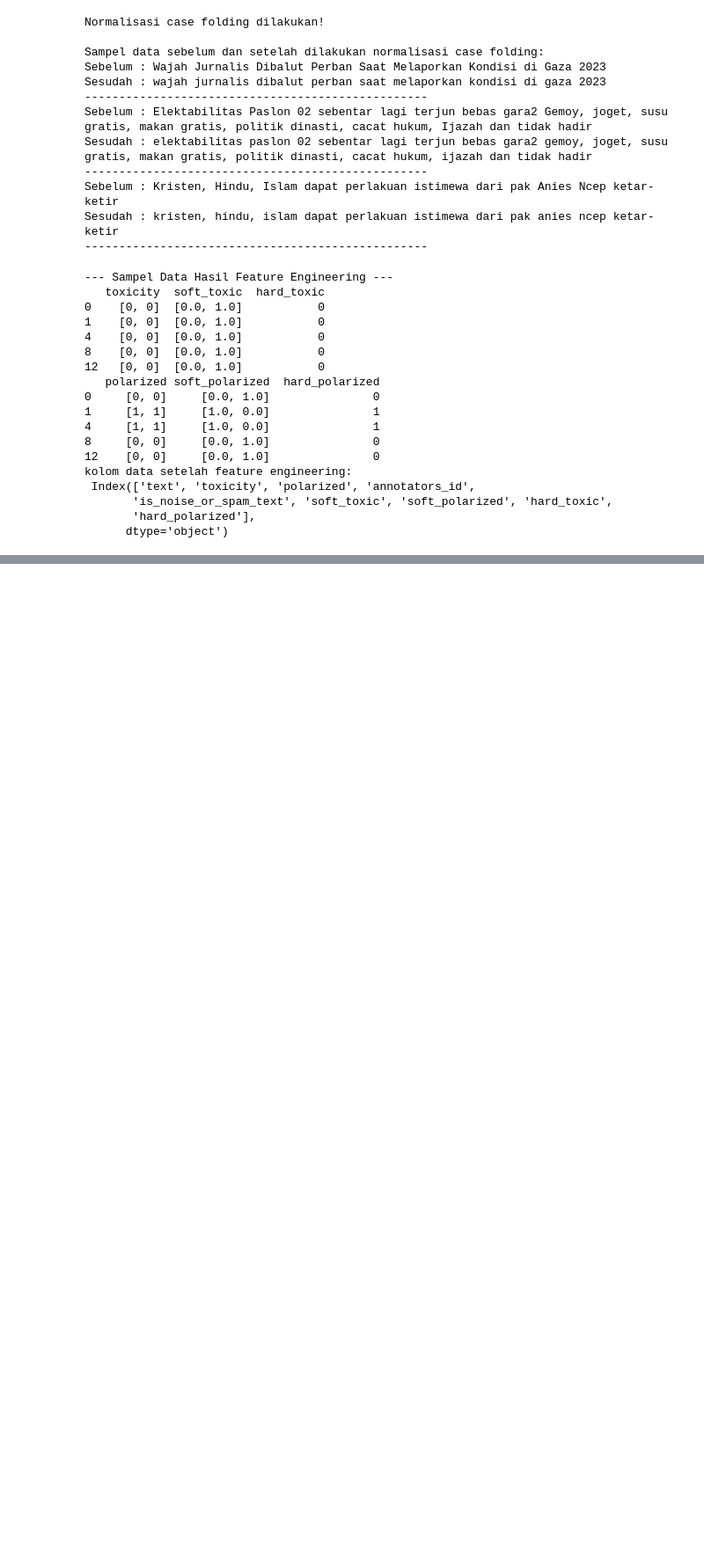
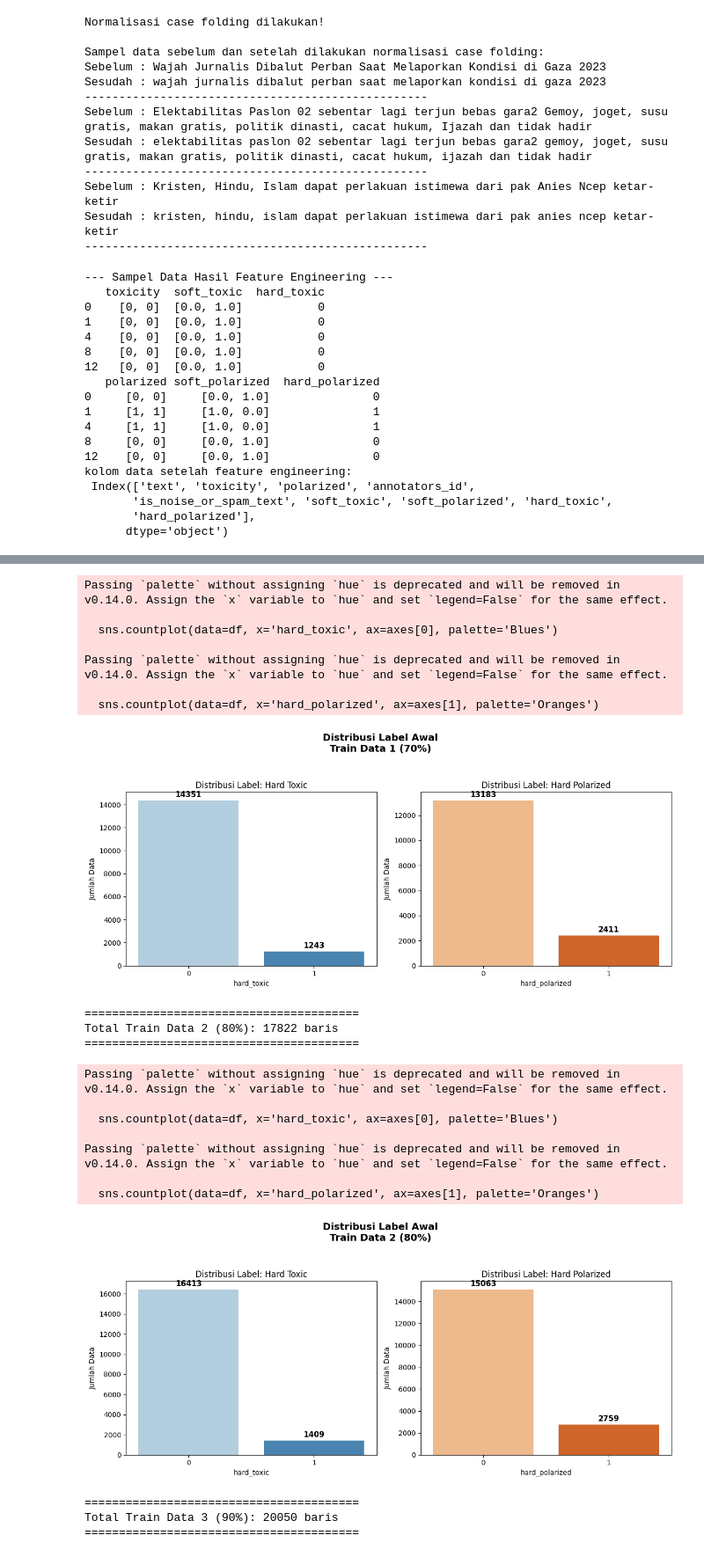
Before and after one commit to sultandaris/DARIS, a Jupyter notebook: code.ipynb, the cells around one changed output, grey strips where cells are left out. Shown at 88% size. Drawn from its saved outputs; the diff is of its cells as text; code cells hidden in the pictures; blank space fills up the shorter version.

```diff
--- a/code.ipynb
+++ b/code.ipynb
@@ -447,13 +455,52 @@ Jumlah data testing 3 (5%): 1114
 # %%
-print("total data 1 (70%):", len(train_data1))
-print("Distribusi label toksik pada train data 1 (70%):\n", train_data1['hard_toxic'].value_counts())
-print("Distribusi label polar pada train data 1 (70%):\n", train_data1['hard_polarized'].value_counts())
+import matplotlib.pyplot as plt
+import seaborn as sns
 
-print("\ntotal data 2 (80%):", len(train_data2))
-print("Distribusi label toksik pada train data 2 (80%):\n", train_data2['hard_toxic'].value_counts())
-print("Distribusi label polar pada train data 2 (80%):\n", train_data2['hard_polarized'].value_counts())
+def plot_distribusi_awal(df, nama_data):
+    # Cetak total data
+    print(f"\n" + "="*40)
+    print(f"Total {nama_data}: {len(df)} baris")
+    print("="*40)
 
-print("\ntotal data 3 (90%):", len(train_data3))
-print("Distribusi label toksik pada train data 3 (90%):\n", train_data3['hard_toxic'].value_counts())
-print("Distribusi label polar pada train data 3 (90%):\n", train_data3['hard_polarized'].value_counts())
+    # Membuat figure dengan 1 baris dan 2 kolom
+    fig, axes = plt.subplots(nrows=1, ncols=2, figsize=(12, 5))
+    fig.suptitle(f'Distribusi Label Awal\n{nama_data}', fontsize=14, fontweight='bold', y=1.05)
+
+    # Plot 1: Distribusi Hard Toxic
+    sns.countplot(data=df, x='hard_toxic', ax=axes[0], palette='Blues')
+    axes[0].set_title('Distribusi Label: Hard Toxic')
+    axes[0].set_ylabel('Jumlah Data')
+
+    # Plot 2: Distribusi Hard Polarized
+    sns.countplot(data=df, x='hard_polarized', ax=axes[1], palette='Oranges')
+    axes[1].set_title('Distribusi Label: Hard Polarized')
+    axes[1].set_ylabel('Jumlah Data')
+
+    # Menambahkan angka jumlah data di atas masing-masing batang (bar)
+    for ax in axes:
+        for p in ax.patches:
+            height = p.get_height()
+            if height > 0: # Pastikan tinggi bar > 0 agar tidak error
+                ax.annotate(f'{int(height)}',
+                            (p.get_x() + p.get_width() / 2., height),
+                            ha='center', va='bottom',
+                            xytext=(0, 3), textcoords='offset points',
+                            fontsize=11, fontweight='bold')
+
+    # Merapikan dan menampilkan plot
+    plt.tight_layout()
+    plt.show()
+
+# ==========================================
+# EKSEKUSI UNTUK SEMUA DATA TRAIN
+# ==========================================
+
+# 1. Plot Distribusi train_data1 (70%)
+plot_distribusi_awal(train_data1, "Train Data 1 (70%)")
+
+# 2. Plot Distribusi train_data2 (80%)
+plot_distribusi_awal(train_data2, "Train Data 2 (80%)")
+
+# 3. Plot Distribusi train_data3 (90%)
+plot_distribusi_awal(train_data3, "Train Data 3 (90%)")
 # %% [output]
@@ -476,0 +510,22 @@ Name: count, dtype: int64
+Passing `palette` without assigning `hue` is deprecated and will be removed in v0.14.0. Assign the `x` variable to `hue` and set `legend=False` for the same effect.
+
+  sns.countplot(data=df, x='hard_toxic', ax=axes[0], palette='Blues')
+
+Passing `palette` without assigning `hue` is deprecated and will be removed in v0.14.0. Assign the `x` variable to `hue` and set `legend=False` for the same effect.
+
+  sns.countplot(data=df, x='hard_polarized', ax=axes[1], palette='Oranges')
+[figure, added]
+========================================
+Total Train Data 2 (80%): 17822 baris
+========================================
+Passing `palette` without assigning `hue` is deprecated and will be removed in v0.14.0. Assign the `x` variable to `hue` and set `legend=False` for the same effect.
+
+  sns.countplot(data=df, x='hard_toxic', ax=axes[0], palette='Blues')
+
+Passing `palette` without assigning `hue` is deprecated and will be removed in v0.14.0. Assign the `x` variable to `hue` and set `legend=False` for the same effect.
+
+  sns.countplot(data=df, x='hard_polarized', ax=axes[1], palette='Oranges')
+[figure, added]
+========================================
+Total Train Data 3 (90%): 20050 baris
+========================================
```
Also changed, not shown: parts of 6 cells of this notebook, 1 other file.
